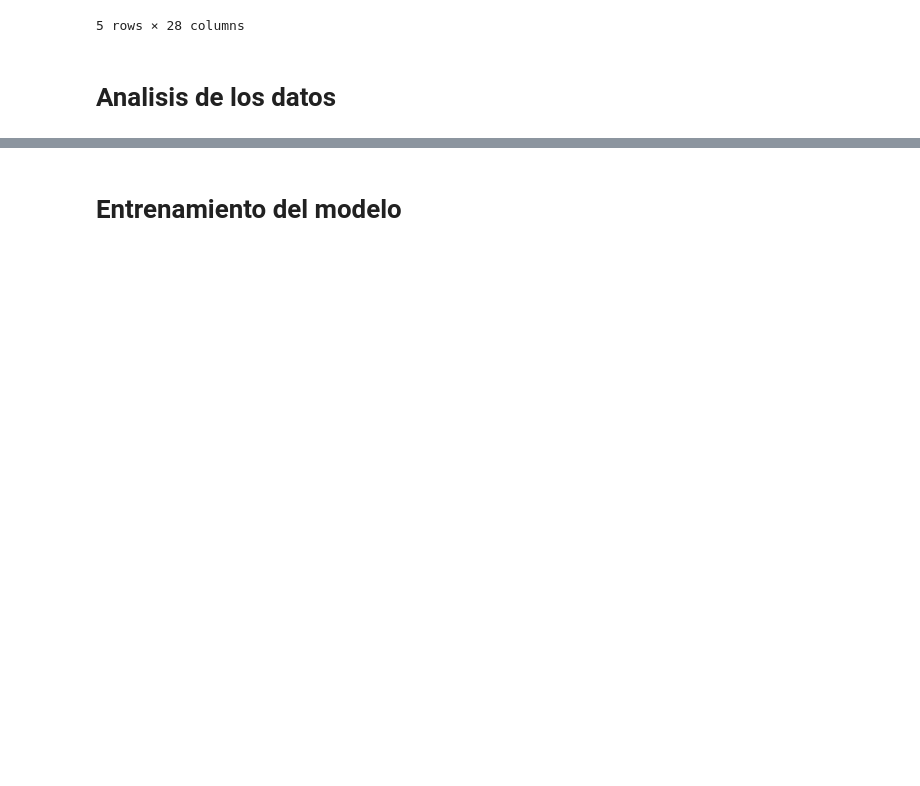
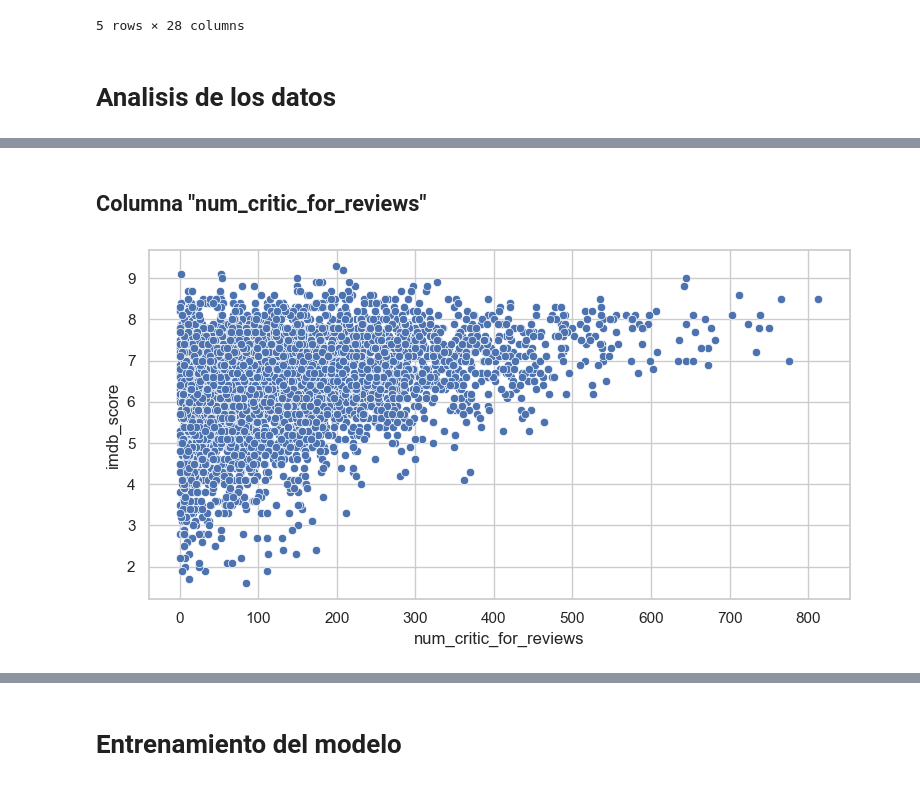
Before and after one commit to 1Pampu/BigData-ML-Proyectos, a Jupyter notebook: Trabajo Final/Trabajo Final.ipynb, the cells around one changed output, grey strips where cells are left out. Drawn from its saved outputs; the diff is of its cells as text; code cells hidden in the pictures; blank space fills up the shorter version.

```diff
--- a/Trabajo Final/Trabajo Final.ipynb
+++ b/Trabajo Final/Trabajo Final.ipynb
@@ -142,0 +26,12 @@ plt.show()
+# %%
+def columna_vs_imdb_score(columna, dataframe = df):
+    # Configuración para mejorar la apariencia de los gráficos
+    sns.set(style="whitegrid")
+    plt.figure(figsize=(15, 8))
+
+    plt.subplot(2, 2, 1)
+    sns.scatterplot(x=columna, y="imdb_score", data=dataframe)
+
+    # Ajustes de diseño
+    plt.tight_layout()
+    plt.show()
@@ -142,0 +107,6 @@ plt.show()
+# %% [markdown]
+## Columna "num_critic_for_reviews"
+# %%
+columna_vs_imdb_score("num_critic_for_reviews")
+# %% [output]
+[figure, added]
```
Also changed, not shown: parts of 92 cells of this notebook.
